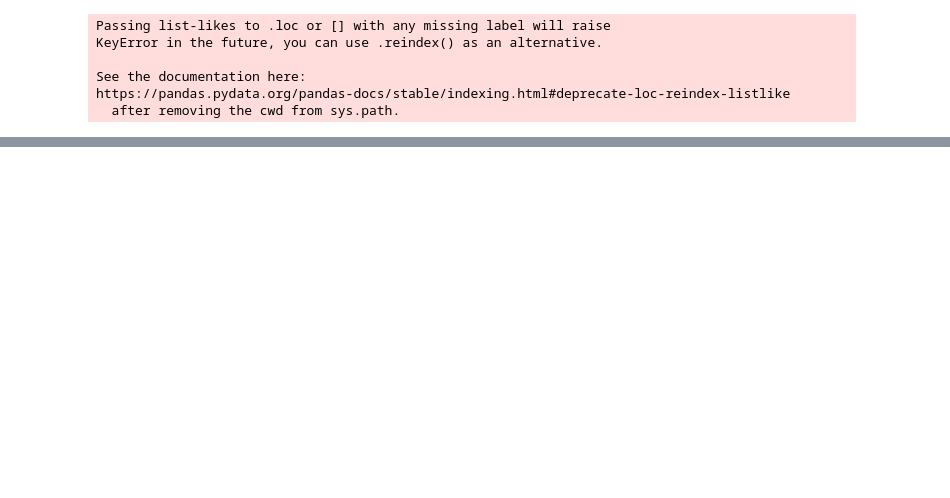
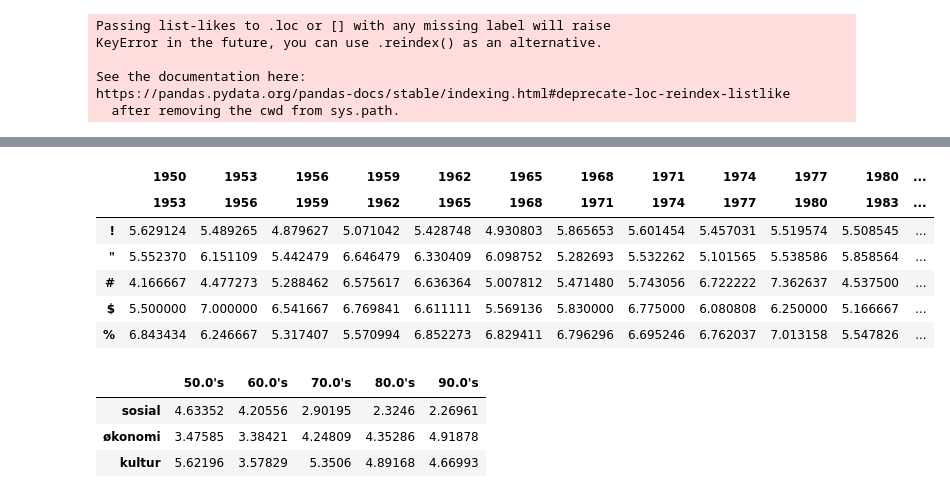
Before and after one commit to Yoonsen/HeCore, a Jupyter notebook: collocations-hecore.ipynb, the cells around one changed output, grey strips where cells are left out. Saved outputs shown, nothing was run; the diff lists cells and outputs as text; code cells hidden in the pictures; blank space fills up the shorter version.

```diff
--- a/collocations-hecore.ipynb
+++ b/collocations-hecore.ipynb
@@ -615,3 +602,13 @@ HTML(html)
 # %%
 with open('helse_galakse.html', 'w') as f:
     f.write(html)
+# %%
+helse_right[:5]
+# %% [output]
+|  | 1950 | 1953 | 1956 | 1959 | 1962 | 1965 | 1968 | 1971 | 1974 | 1977 | 1980 | ... |
+|  | 1953 | 1956 | 1959 | 1962 | 1965 | 1968 | 1971 | 1974 | 1977 | 1980 | 1983 | ... |
+| ! | 5.629124 | 5.489265 | 4.879627 | 5.071042 | 5.428748 | 4.930803 | 5.865653 | 5.601454 | 5.457031 | 5.519574 | 5.508545 | ... |
+| " | 5.552370 | 6.151109 | 5.442479 | 6.646479 | 6.330409 | 6.098752 | 5.282693 | 5.532262 | 5.101565 | 5.538586 | 5.858564 | ... |
+| # | 4.166667 | 4.477273 | 5.288462 | 6.575617 | 6.636364 | 5.007812 | 5.471480 | 5.743056 | 6.722222 | 7.362637 | 4.537500 | ... |
+| $ | 5.500000 | 7.000000 | 6.541667 | 6.769841 | 6.611111 | 5.569136 | 5.830000 | 6.775000 | 6.080808 | 6.250000 | 5.166667 | ... |
+| % | 6.843434 | 6.246667 | 5.317407 | 5.570994 | 6.852273 | 6.829411 | 6.796296 | 6.695246 | 6.762037 | 7.013158 | 5.547826 | ... |
@@ -617,0 +617,7 @@ with open('helse_galakse.html', 'w') as f:
+# %%
+helse_grouped.style.background_gradient(cmap="Blues_r", axis=1)
+# %% [output]
+|  | 50.0's | 60.0's | 70.0's | 80.0's | 90.0's |
+| sosial | 4.63352 | 4.20556 | 2.90195 | 2.3246 | 2.26961 |
+| økonomi | 3.47585 | 3.38421 | 4.24809 | 4.35286 | 4.91878 |
+| kultur | 5.62196 | 3.57829 | 5.3506 | 4.89168 | 4.66993 |
```
Also changed, not shown: parts of 27 cells of this notebook, 1 other file.
